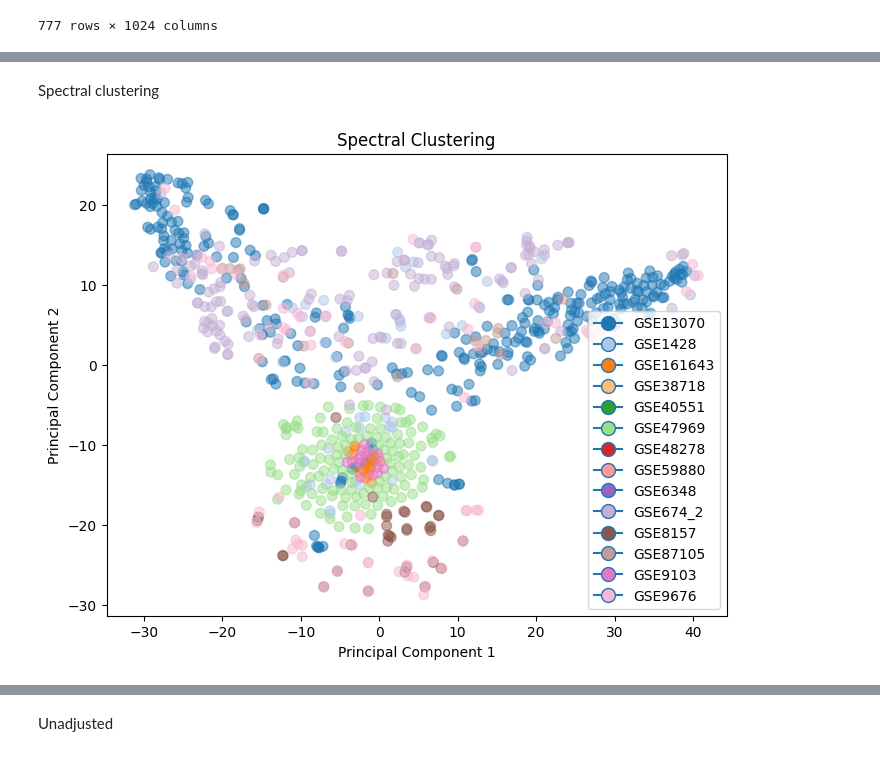
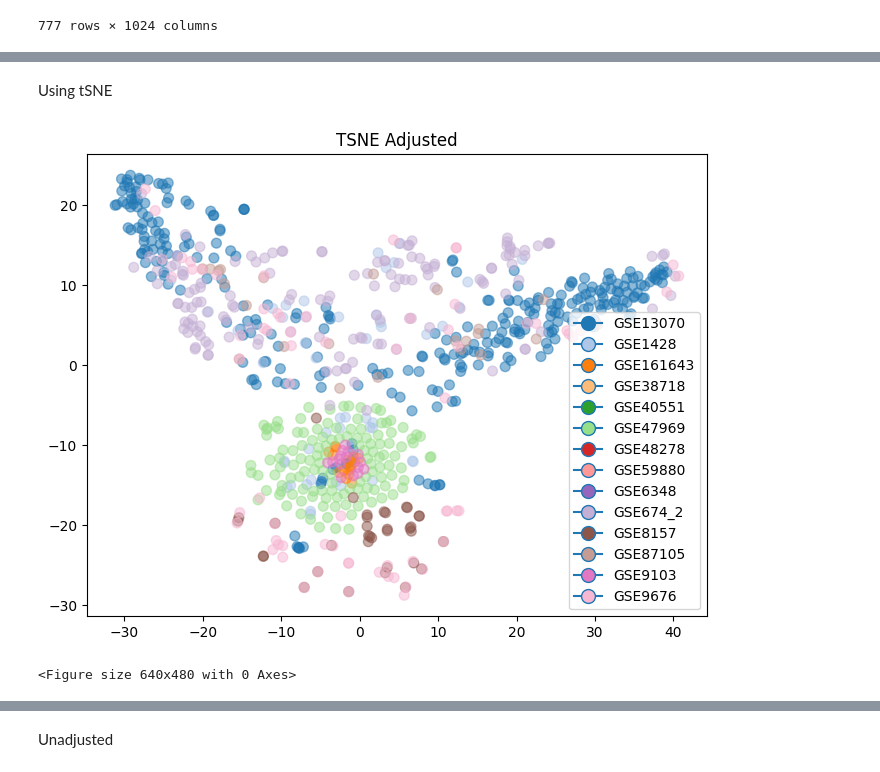
Before and after one commit to GuerreroVazquez/Test_DEG_methods-single_cell, a Jupyter notebook: batch_correction/reComBat-main/reComBat/Batch_correction_python.ipynb, the cells around one changed output, grey strips where cells are left out. Saved outputs shown, nothing was run; the diff lists cells and outputs as text; code cells hidden in the pictures.

```diff
--- a/batch_correction/reComBat-main/reComBat/Batch_correction_python.ipynb
+++ b/batch_correction/reComBat-main/reComBat/Batch_correction_python.ipynb
@@ -68,7 +76,7 @@ num_colors = len(np.unique(experiment_order))
 colors = [tab20_colors[i % 20] for i in range(num_colors)]
 custom_cmap = ListedColormap(colors)
 # %% [markdown]
-Spectral clustering
+Using tSNE
 # %%
 from sklearn.manifold import TSNE
 X = reCombat_adjusted.values
@@ -78,34 +86,21 @@ tSNE_result=tSNE.fit_transform(X)
 # Plot the first two principal components and color them according to the assigned clusters
 x=tSNE_result[:,0]
 y=tSNE_result[:,1]
-# %%
-# Define a dictionary mapping categories to numerical values
-category_map = {category: i for i, category in enumerate(experiment_order)}
-
-# Assuming you have a list called experiment_order which contains the experiment names
-# Map the experiment names to numerical values
-numeric_experiment_order = [category_map[experiment] for experiment in experiment_order]
-
-from matplotlib.colors import ListedColormap
-tab20_colors = plt.cm.tab20.colors
-num_colors = len(np.unique(experiment_order))
-colors = [tab20_colors[i % 20] for i in range(num_colors)]
-custom_cmap = ListedColormap(colors)
 # %%
 
 plt.figure(figsize=(8, 6))
 plt.scatter(x,y, c=numeric_experiment_order, cmap=custom_cmap, s=50, alpha=0.5)
-plt.title('Spectral Clustering Adjusted')
-plt.xlabel('Principal Component 1')
-plt.ylabel('Principal Component 2')
+plt.title('TSNE Adjusted')
 #plt.colorbar(label="Experiment", spacing ="uniform",  values=numeric_experiment_order)
-
 
 # Create legend with experiment names
 legend_handles = [plt.Line2D([0], [0], marker='o',  markerfacecolor=color, markersize=10, label=f'Experiment {i+1}') for i, color in enumerate(colors)]
 plt.legend(handles=legend_handles, labels=list(category_map.keys()), loc='best')
 
 #plt.legend(list(category_map.keys()))
 plt.show()
+
+plt.savefig("TSNE_Scatter_Plot_Experiment_reCombat.jpg")
 # %% [output]
-[figure, old version]
+[figure, new version]
+<Figure size 640x480 with 0 Axes>
```
Also changed, not shown: parts of 38 cells of this notebook, 8 other files.
